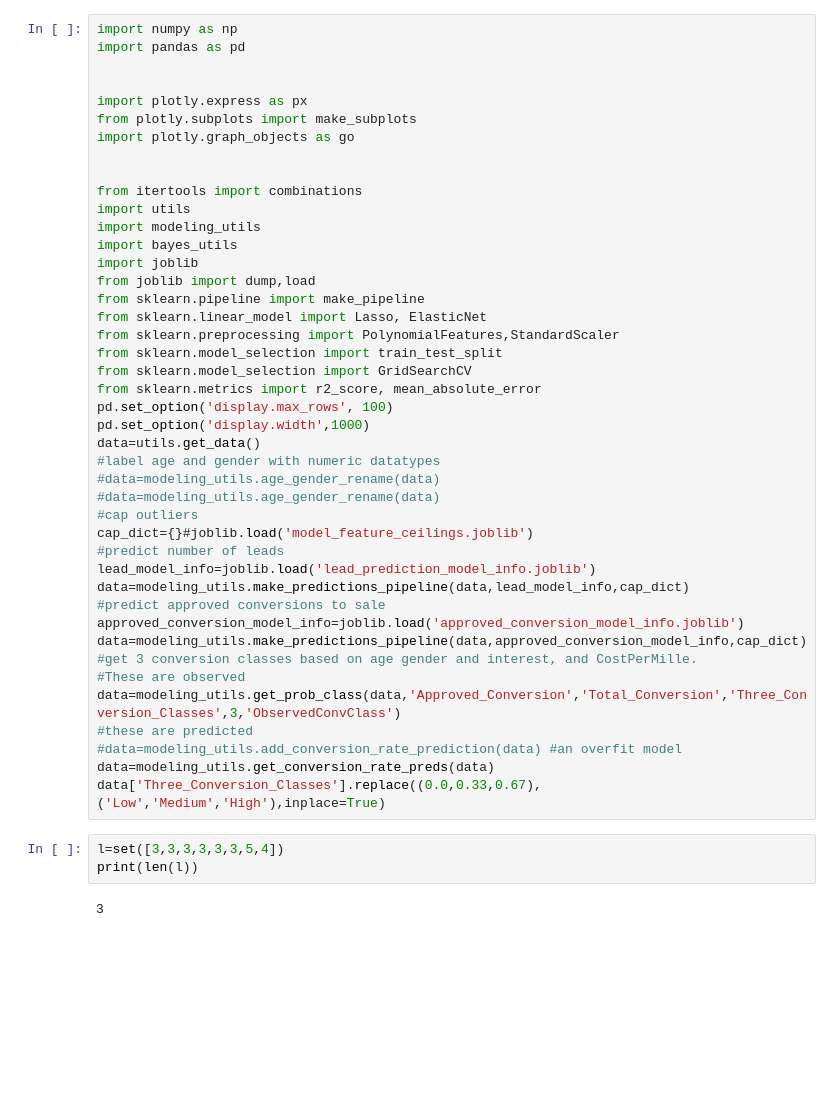
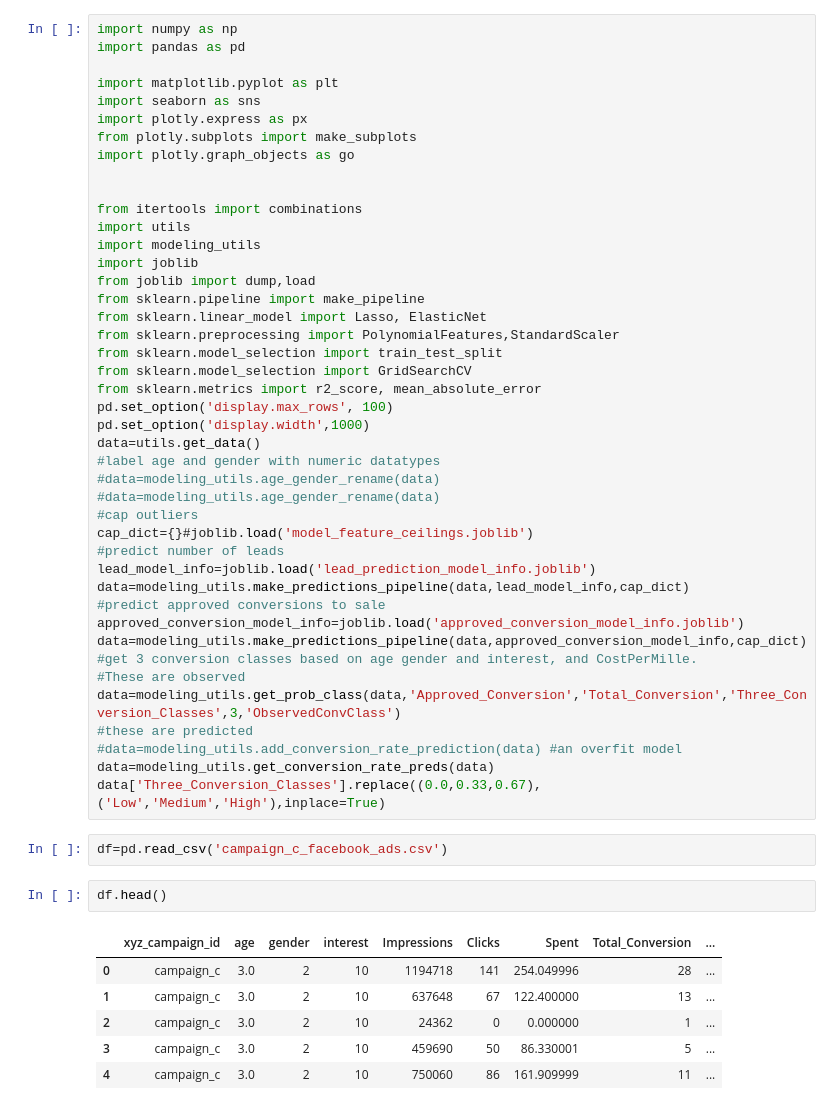
Before and after one commit to Leeishere/Data_Projects, a Jupyter notebook: Appliction_Scipts_fb_streamlit.ipynb, the cells around one changed output. Drawn from its saved outputs; the diff is of its cells as text; blank space fills up the shorter version.

```diff
--- a/Appliction_Scipts_fb_streamlit.ipynb
+++ b/Appliction_Scipts_fb_streamlit.ipynb
@@ -2,7 +2,8 @@
 import numpy as np
 import pandas as pd
 
-
+import matplotlib.pyplot as plt
+import seaborn as sns
 import plotly.express as px
 from plotly.subplots import make_subplots
 import plotly.graph_objects as go
@@ -11,7 +12,6 @@ import plotly.graph_objects as go
 from itertools import combinations
 import utils
 import modeling_utils
-import bayes_utils
 import joblib
 from joblib import dump,load
 from sklearn.pipeline import make_pipeline
@@ -42,7 +42,13 @@ data=modeling_utils.get_prob_class(data,'Approved_Conversion','Total_Conversion'
 data=modeling_utils.get_conversion_rate_preds(data)
 data['Three_Conversion_Classes'].replace((0.0,0.33,0.67),('Low','Medium','High'),inplace=True)
 # %%
-l=set([3,3,3,3,3,3,5,4])
-print(len(l))
+df=pd.read_csv('campaign_c_facebook_ads.csv')
-# %% [output]
-3
+# %%
+df.head()
+# %% [output]
+|  | xyz_campaign_id | age | gender | interest | Impressions | Clicks | Spent | Total_Conversion | ... |
+| 0 | campaign_c | 3.0 | 2 | 10 | 1194718 | 141 | 254.049996 | 28 | ... |
+| 1 | campaign_c | 3.0 | 2 | 10 | 637648 | 67 | 122.400000 | 13 | ... |
+| 2 | campaign_c | 3.0 | 2 | 10 | 24362 | 0 | 0.000000 | 1 | ... |
+| 3 | campaign_c | 3.0 | 2 | 10 | 459690 | 50 | 86.330001 | 5 | ... |
+| 4 | campaign_c | 3.0 | 2 | 10 | 750060 | 86 | 161.909999 | 11 | ... |
```
Also changed, not shown: parts of 14 cells of this notebook, 2 other files.
